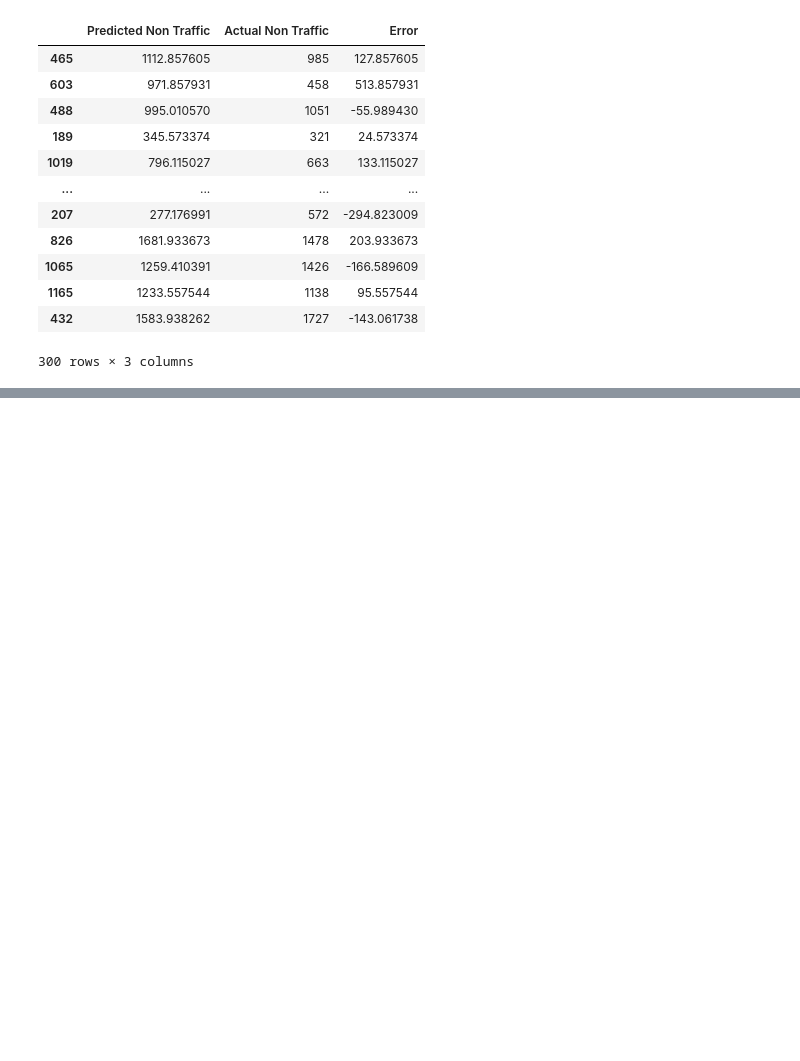
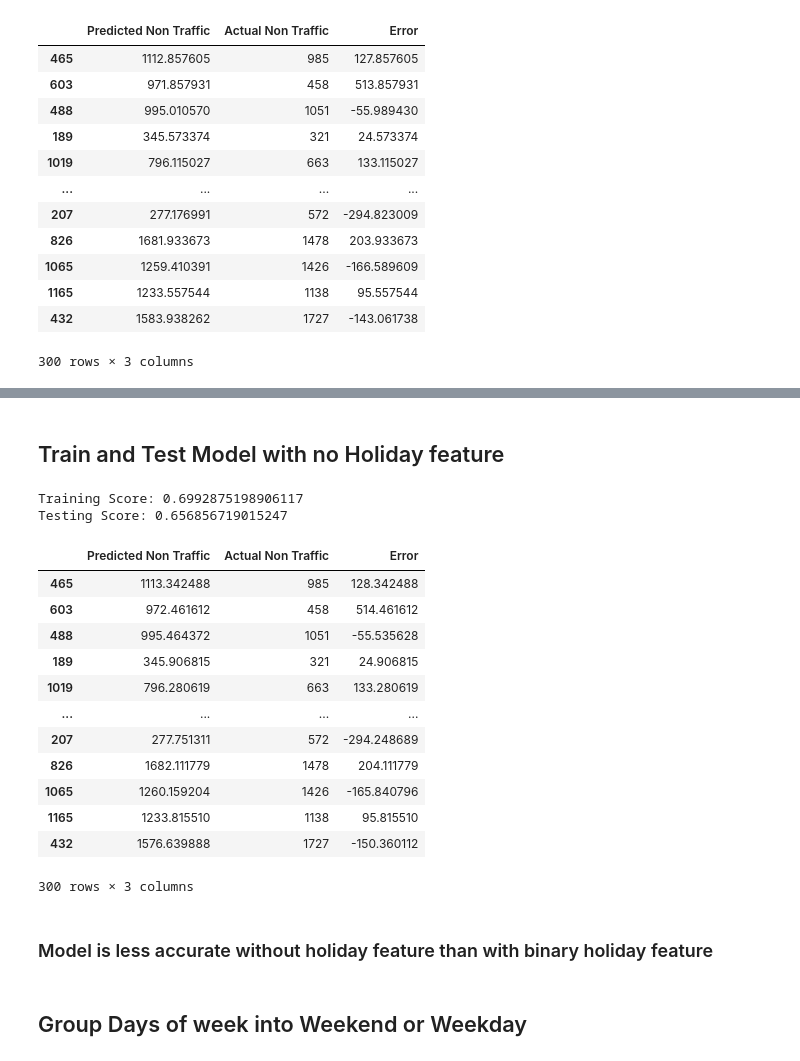
Before and after one commit to mhertel278/Data_Bootcamp_Capstone_Project, a Jupyter notebook: Balaszi_Segment2_MachineLearningModel.ipynb, the cells around one changed output, grey strips where cells are left out. Drawn from its saved outputs; the diff is of its cells as text; code cells hidden in the pictures; blank space fills up the shorter version.

Commit message:
grouped days of week into weekend or weekday

```diff
--- a/Balaszi_Segment2_MachineLearningModel.ipynb
+++ b/Balaszi_Segment2_MachineLearningModel.ipynb
@@ -388,0 +526,46 @@ pd.DataFrame({"Predicted Non Traffic": y_pred, "Actual Non Traffic": y_test, "Er
+# %% [markdown]
+## Train and Test Model with no Holiday feature
+# %%
+# Split dataset into training and testing
+X_train, X_test, y_train, y_test = train_test_split(X,
+    y, random_state=1)
+# %%
+# Create instance of linear regression model
+model = LinearRegression()
+# %%
+# Fit the model to the training data, and calculate the scores for the training and testing data.
+
+### BEGIN SOLUTION
+model.fit(X_train, y_train)
+training_score = model.score(X_train, y_train)
+testing_score = model.score(X_test, y_test)
+
+### END SOLUTION
+
+print(f"Training Score: {training_score}")
+print(f"Testing Score: {testing_score}")
+# %% [output]
+Training Score: 0.6992875198906117
+Testing Score: 0.656856719015247
+# %%
+y_pred = model.predict(X_test)
+# %%
+pd.DataFrame({"Predicted Non Traffic": y_pred, "Actual Non Traffic": y_test, "Error": y_pred - y_test})[["Predicted Non Traffic", "Actual Non Traffic", "Error"]]
+# %% [output]
+|  | Predicted Non Traffic | Actual Non Traffic | Error |
+| 465 | 1113.342488 | 985 | 128.342488 |
+| 603 | 972.461612 | 458 | 514.461612 |
+| 488 | 995.464372 | 1051 | -55.535628 |
+| 189 | 345.906815 | 321 | 24.906815 |
+| 1019 | 796.280619 | 663 | 133.280619 |
+| ... | ... | ... | ... |
+| 207 | 277.751311 | 572 | -294.248689 |
+| 826 | 1682.111779 | 1478 | 204.111779 |
+| 1065 | 1260.159204 | 1426 | -165.840796 |
+| 1165 | 1233.815510 | 1138 | 95.815510 |
+| 432 | 1576.639888 | 1727 | -150.360112 |
+300 rows × 3 columns
+# %% [markdown]
+### Model is less accurate without holiday feature than with binary holiday feature
+# %% [markdown]
+## Group Days of week into Weekend or Weekday
```
Also changed, not shown: parts of 36 cells of this notebook.
